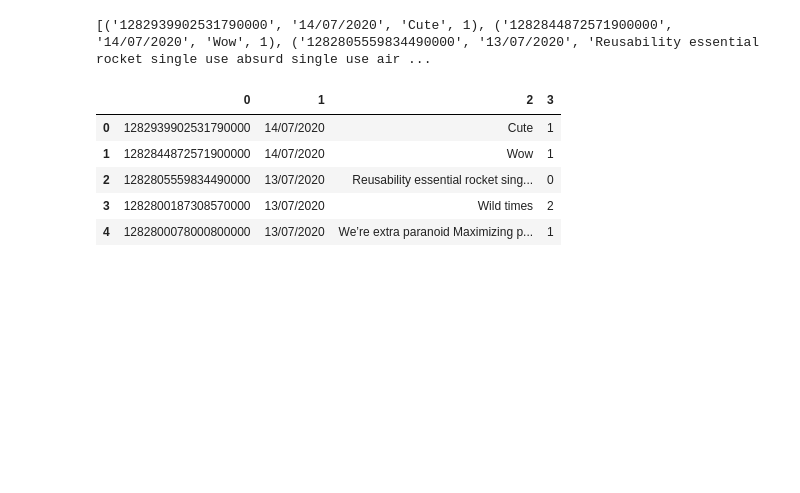
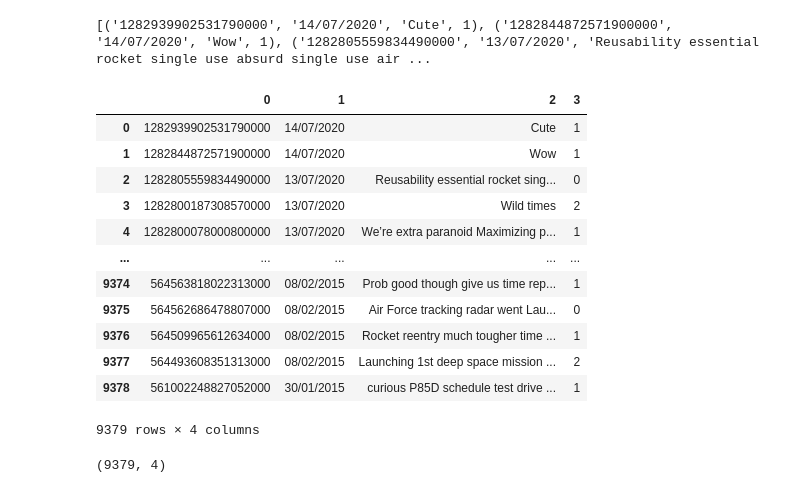
Before and after one commit to raku43/MSCS2, a Jupyter notebook: CA2.ipynb, the cells around one changed output. Cells and saved outputs as stored; diff of their text form; code cells hidden in the pictures; blank space fills up the shorter version.

```diff
--- a/CA2.ipynb
+++ b/CA2.ipynb
@@ -83,3 +69,5 @@ get_text_processing_udf=udf(lambda x:get_text_processing(x))
 # %%
-df_clean_tweet=df_tweet.select (col("id"),col('date'),get_text_processing_udf("tweet").alias("clean_tweet")).filter("tweet is not null")
+#Select non null tweets
+clean_tweet=df_tweet.select (col("id"),col('date'),get_text_processing_udf("tweet").alias("clean_tweet"))
+                    .filter("tweet is not null")
 # %%
@@ -140,4 +170,5 @@ def is_positive(tweet: str) -> bool:
         return 0
     else: return 2
 # %%
-rdd=df_clean_tweet.rdd.map(lambda x: (x["id"],x["date"],x["clean_tweet"],is_positive(x["clean_tweet"])))
+#Create a RDD mapping for tweets and its sentiments
+rdd=clean_tweet.rdd.map(lambda x: (x["id"],x["date"],x["clean_tweet"],is_positive(x["clean_tweet"])))
@@ -150,11 +182,18 @@ print(data)
 # %%
 df_clean_tweet=pd.DataFrame(data)
 # %%
-df_clean_tweet.head()
+df_clean_tweet
 # %% [output]
 |  | 0 | 1 | 2 | 3 |
 | 0 | 1282939902531790000 | 14/07/2020 | Cute | 1 |
 | 1 | 1282844872571900000 | 14/07/2020 | Wow | 1 |
 | 2 | 1282805559834490000 | 13/07/2020 | Reusability essential rocket sing... | 0 |
 | 3 | 1282800187308570000 | 13/07/2020 | Wild times | 2 |
 | 4 | 1282800078000800000 | 13/07/2020 | We’re extra paranoid Maximizing p... | 1 |
+| ... | ... | ... | ... | ... |
+| 9374 | 564563818022313000 | 08/02/2015 | Prob good though give us time rep... | 1 |
+| 9375 | 564562686478807000 | 08/02/2015 | Air Force tracking radar went Lau... | 0 |
+| 9376 | 564509965612634000 | 08/02/2015 | Rocket reentry much tougher time ... | 1 |
+| 9377 | 564493608351313000 | 08/02/2015 | Launching 1st deep space mission ... | 2 |
+| 9378 | 561002248827052000 | 30/01/2015 | curious P85D schedule test drive ... | 1 |
+9379 rows × 4 columns
@@ -160,0 +208,4 @@ df_clean_tweet.head()
+# %%
+df_clean_tweet.shape
+# %% [output]
+(9379, 4)
```
Also changed, not shown: parts of 21 cells of this notebook.
